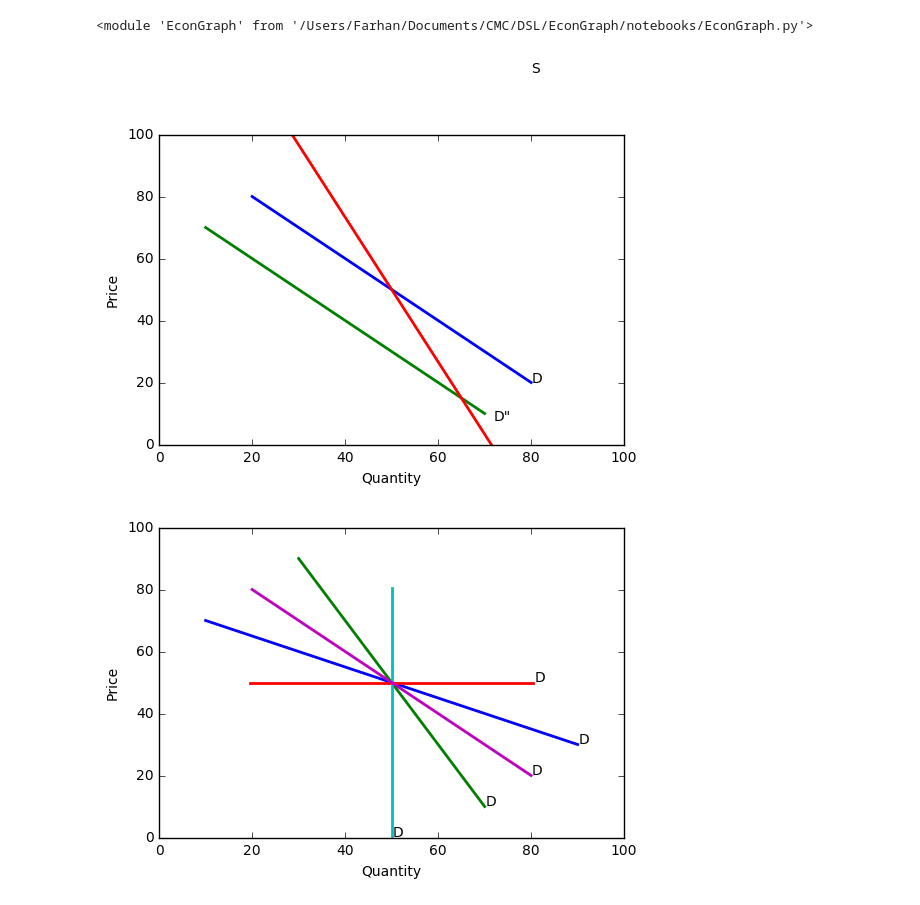
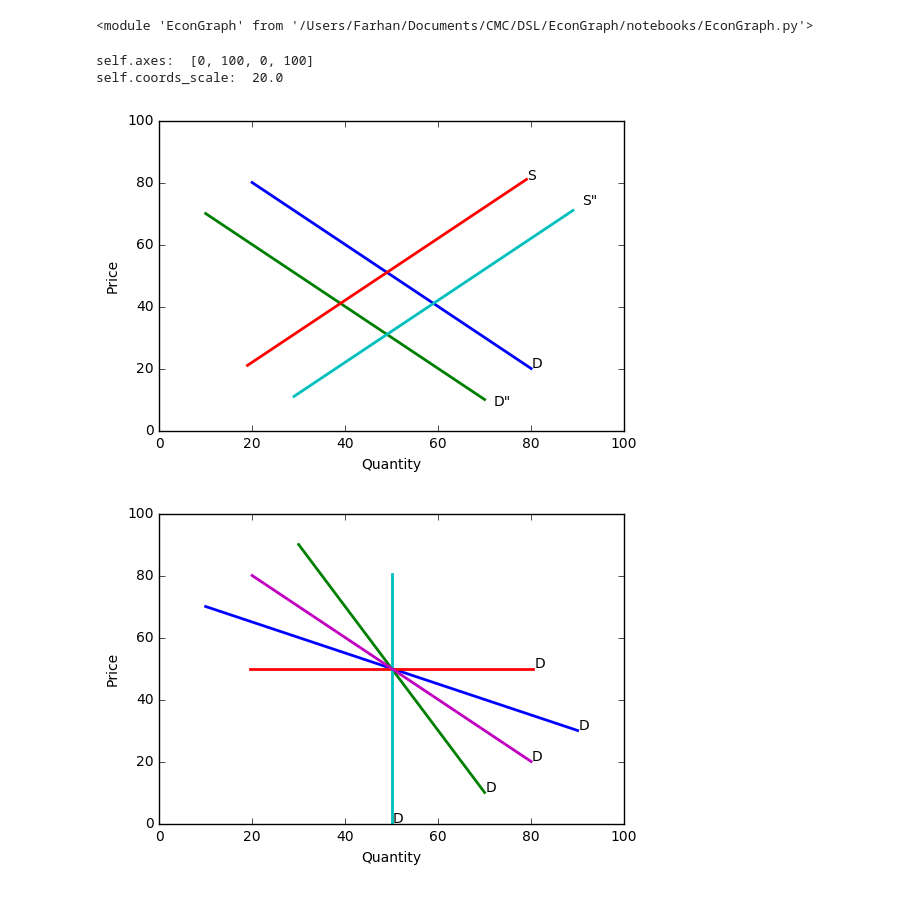
Before and after one commit to farhanatt/EconGraph, a Jupyter notebook: notebooks/Test.ipynb, the cells around one changed output. Drawn from its saved outputs; the diff is of its cells as text; code cells hidden in the pictures.

Commit message:
Clean up supply

```diff
--- a/notebooks/Test.ipynb
+++ b/notebooks/Test.ipynb
@@ -10,12 +10,14 @@ importlib.reload(EconGraph)
 # %%
 graph = Graph()
 graph.setAxes(0, 100, 0, 100)
 graph.plot(
     DemandCurve().decrease(),
-#     SupplyCurve()
+    SupplyCurve().increase()
 )
 # %% [output]
+self.axes:  [0, 100, 0, 100]
+self.coords_scale:  20.0
-[figure, old version]
+[figure, new version]
 # %%
 graph = Graph()
 graph.setAxes(0, 100, 0, 100)
```
Also changed, not shown: 1 other file.
